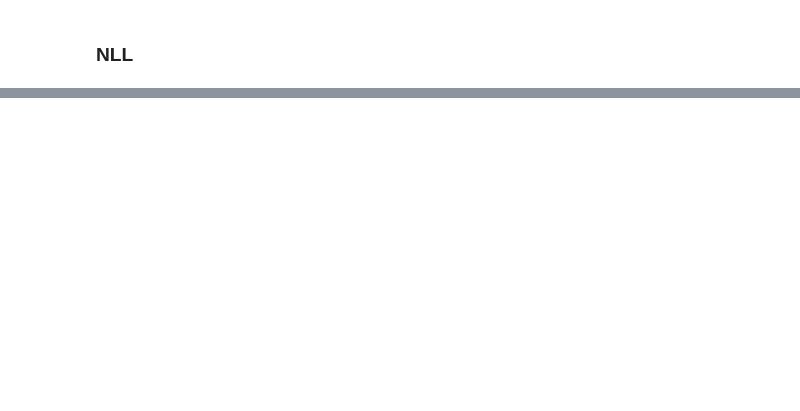
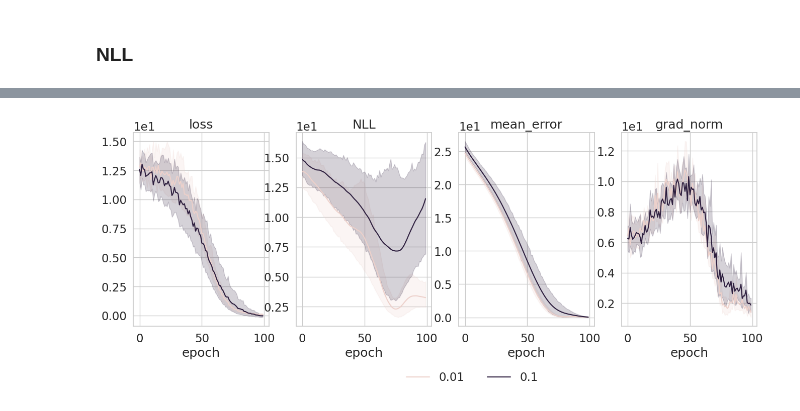
Before and after one commit to gabrielsinger2/nll_to_po, a Jupyter notebook: notebook/test_theory.ipynb, the cells around one changed output, grey strips where cells are left out. Cells and saved outputs as stored; diff of their text form; code cells hidden in the pictures; blank space fills up the shorter version.

```diff
--- a/notebook/test_theory.ipynb
+++ b/notebook/test_theory.ipynb
@@ -176,0 +497,13 @@ for _ in range(n_experiments):
+# %%
+plot_ablation(
+    df=df_all,
+    hue_variable="entropy_weight",
+    style_variable=None,
+    loss_type_list=["PO_Entropy"],
+    use_rsample_list=[],
+    n_generations_list=[],
+    entropy_weight_list=[0.1, 0.01],
+    reward_transform_list=[],
+)
+# %% [output]
+[figure, added]
```
Also changed, not shown: parts of 17 cells of this notebook.
